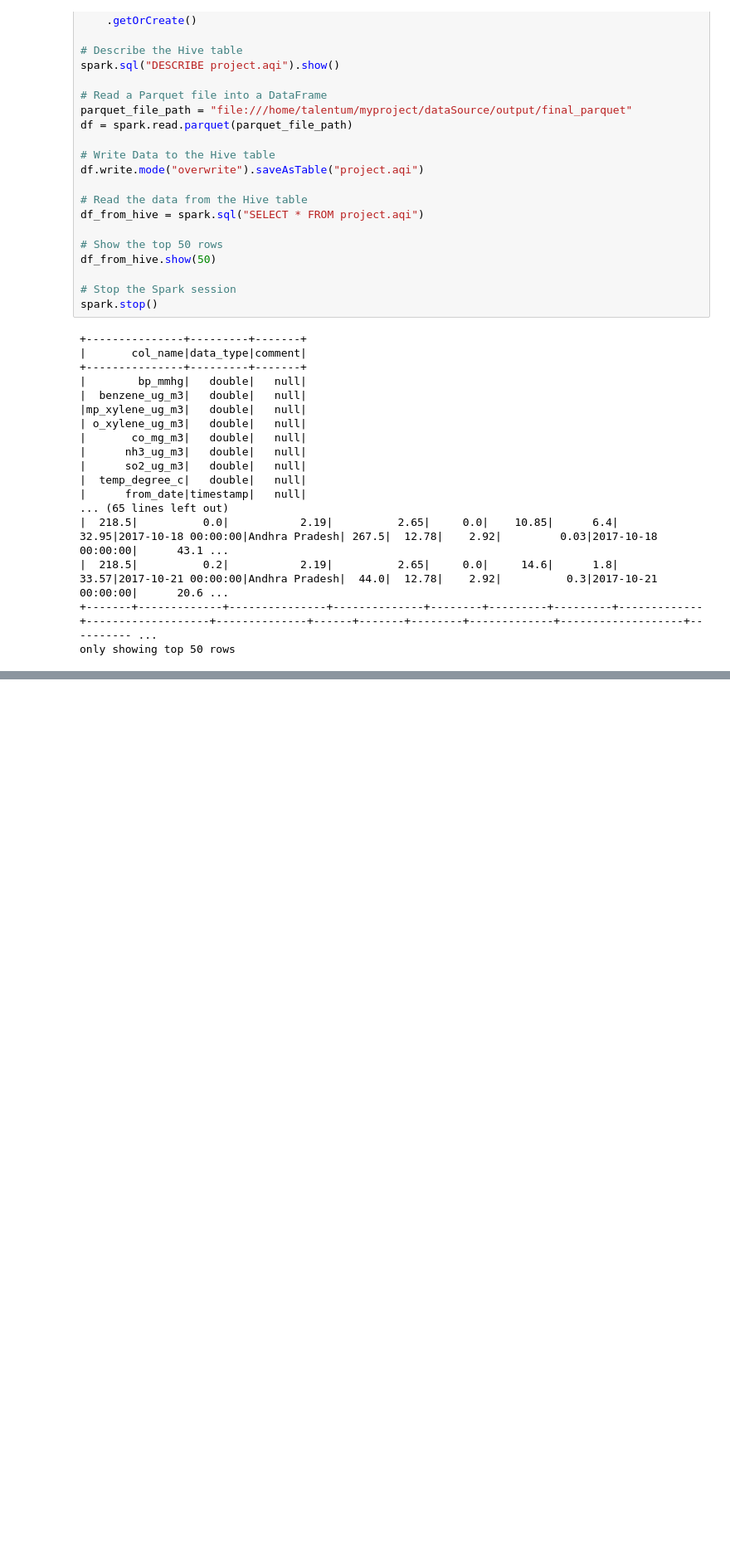
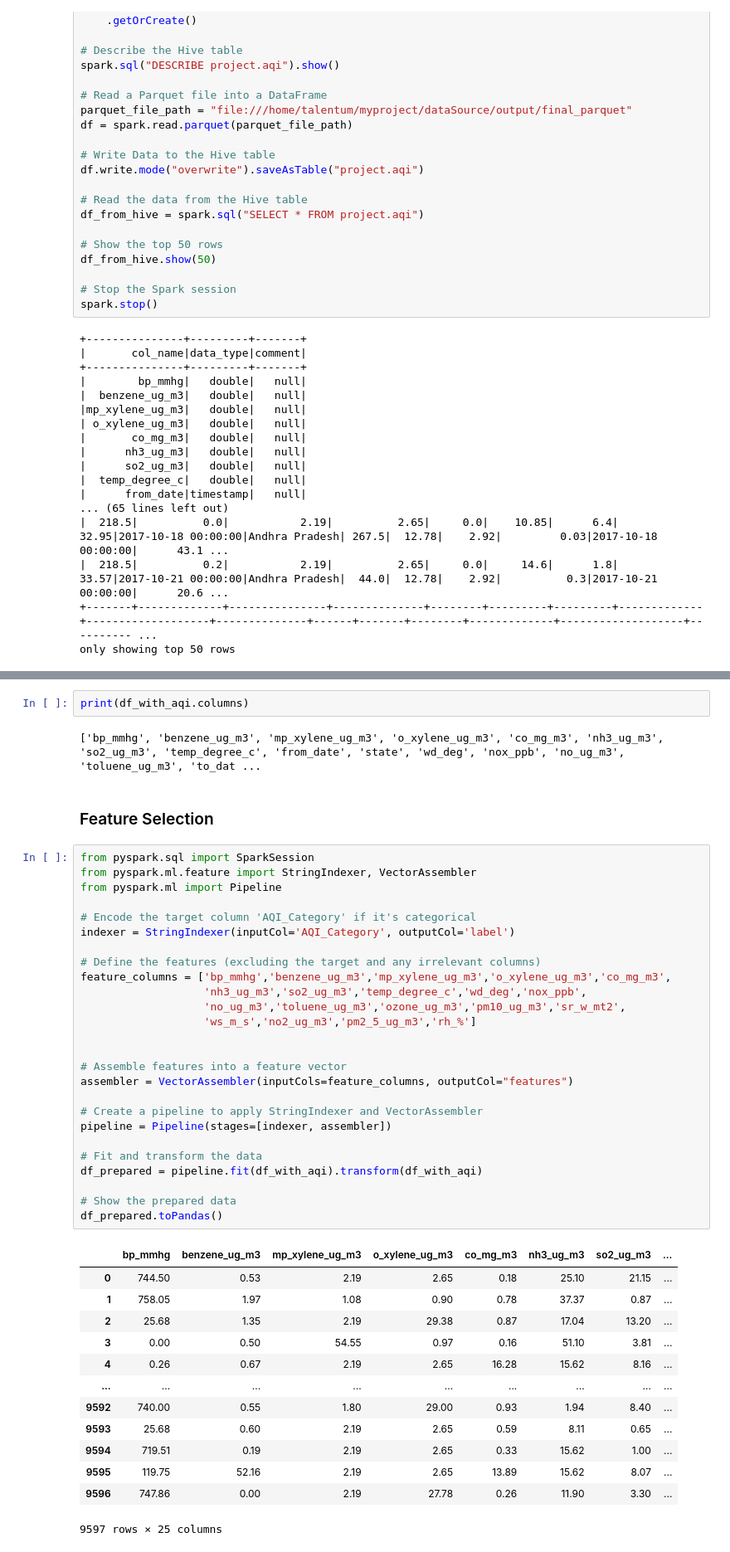
Before and after one commit to Himanshusamal60/Analysis_of_Air_Pollution_in_India, a Jupyter notebook: Analysis_of_pollution.ipynb, the cells around one changed output, grey strips where cells are left out. Shown at 83% size. Cells and saved outputs as stored; diff of their text form; blank space fills up the shorter version.

```diff
--- a/Analysis_of_pollution.ipynb
+++ b/Analysis_of_pollution.ipynb
@@ -1279,0 +1366,46 @@ only showing top 50 rows
+# %%
+print(df_with_aqi.columns)
+# %% [output]
+['bp_mmhg', 'benzene_ug_m3', 'mp_xylene_ug_m3', 'o_xylene_ug_m3', 'co_mg_m3', 'nh3_ug_m3', 'so2_ug_m3', 'temp_degree_c', 'from_date', 'state', 'wd_deg', 'nox_ppb', 'no_ug_m3', 'toluene_ug_m3', 'to_dat ...
+# %% [markdown]
+### Feature Selection
+# %%
+from pyspark.sql import SparkSession
+from pyspark.ml.feature import StringIndexer, VectorAssembler
+from pyspark.ml import Pipeline
+
+# Encode the target column 'AQI_Category' if it's categorical
+indexer = StringIndexer(inputCol='AQI_Category', outputCol='label')
+
+# Define the features (excluding the target and any irrelevant columns)
+feature_columns = ['bp_mmhg','benzene_ug_m3','mp_xylene_ug_m3','o_xylene_ug_m3','co_mg_m3',
+                   'nh3_ug_m3','so2_ug_m3','temp_degree_c','wd_deg','nox_ppb',
+                   'no_ug_m3','toluene_ug_m3','ozone_ug_m3','pm10_ug_m3','sr_w_mt2',
+                   'ws_m_s','no2_ug_m3','pm2_5_ug_m3','rh_%']
+
+
+# Assemble features into a feature vector
+assembler = VectorAssembler(inputCols=feature_columns, outputCol="features")
+
+# Create a pipeline to apply StringIndexer and VectorAssembler
+pipeline = Pipeline(stages=[indexer, assembler])
+
+# Fit and transform the data
+df_prepared = pipeline.fit(df_with_aqi).transform(df_with_aqi)
+
+# Show the prepared data
+df_prepared.toPandas()
+# %% [output]
+|  | bp_mmhg | benzene_ug_m3 | mp_xylene_ug_m3 | o_xylene_ug_m3 | co_mg_m3 | nh3_ug_m3 | so2_ug_m3 | ... |
+| 0 | 744.50 | 0.53 | 2.19 | 2.65 | 0.18 | 25.10 | 21.15 | ... |
+| 1 | 758.05 | 1.97 | 1.08 | 0.90 | 0.78 | 37.37 | 0.87 | ... |
+| 2 | 25.68 | 1.35 | 2.19 | 29.38 | 0.87 | 17.04 | 13.20 | ... |
+| 3 | 0.00 | 0.50 | 54.55 | 0.97 | 0.16 | 51.10 | 3.81 | ... |
+| 4 | 0.26 | 0.67 | 2.19 | 2.65 | 16.28 | 15.62 | 8.16 | ... |
+| ... | ... | ... | ... | ... | ... | ... | ... | ... |
+| 9592 | 740.00 | 0.55 | 1.80 | 29.00 | 0.93 | 1.94 | 8.40 | ... |
+| 9593 | 25.68 | 0.60 | 2.19 | 2.65 | 0.59 | 8.11 | 0.65 | ... |
+| 9594 | 719.51 | 0.19 | 2.19 | 2.65 | 0.33 | 15.62 | 1.00 | ... |
+| 9595 | 119.75 | 52.16 | 2.19 | 2.65 | 13.89 | 15.62 | 8.07 | ... |
+| 9596 | 747.86 | 0.00 | 2.19 | 27.78 | 0.26 | 11.90 | 3.30 | ... |
+9597 rows × 25 columns
```
Also changed, not shown: parts of 35 cells of this notebook.
